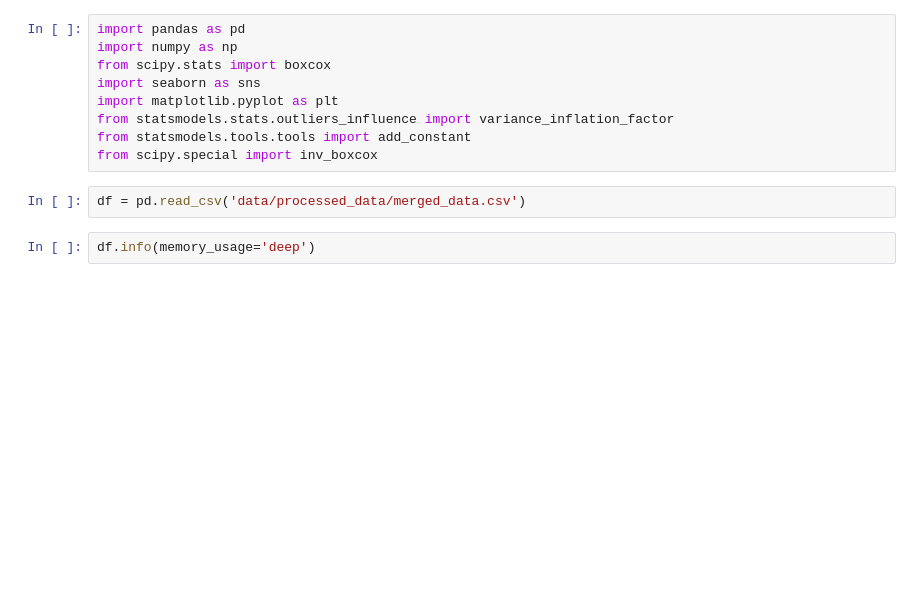
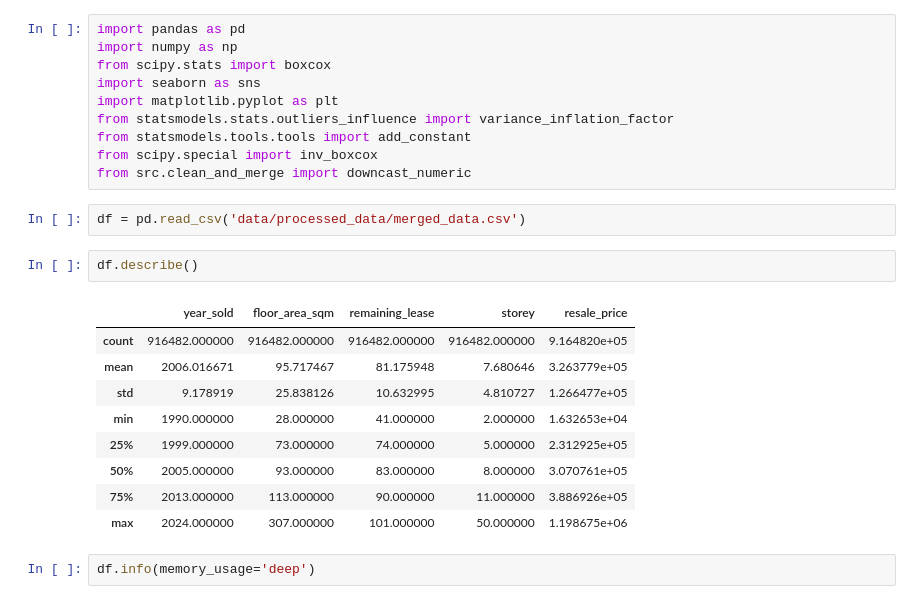
Before and after one commit to NicsLvl/HDB_Resale_Price, a Jupyter notebook: eda.ipynb, the cells around one changed output. Drawn from its saved outputs; the diff is of its cells as text; blank space fills up the shorter version.

```diff
--- a/eda.ipynb
+++ b/eda.ipynb
@@ -7,8 +7,21 @@ import matplotlib.pyplot as plt
 from statsmodels.stats.outliers_influence import variance_inflation_factor
 from statsmodels.tools.tools import add_constant
 from scipy.special import inv_boxcox
+from src.clean_and_merge import downcast_numeric
 # %%
 df = pd.read_csv('data/processed_data/merged_data.csv')
+# %%
+df.describe()
+# %% [output]
+|  | year_sold | floor_area_sqm | remaining_lease | storey | resale_price |
+| count | 916482.000000 | 916482.000000 | 916482.000000 | 916482.000000 | 9.164820e+05 |
+| mean | 2006.016671 | 95.717467 | 81.175948 | 7.680646 | 3.263779e+05 |
+| std | 9.178919 | 25.838126 | 10.632995 | 4.810727 | 1.266477e+05 |
+| min | 1990.000000 | 28.000000 | 41.000000 | 2.000000 | 1.632653e+04 |
+| 25% | 1999.000000 | 73.000000 | 74.000000 | 5.000000 | 2.312925e+05 |
+| 50% | 2005.000000 | 93.000000 | 83.000000 | 8.000000 | 3.070761e+05 |
+| 75% | 2013.000000 | 113.000000 | 90.000000 | 11.000000 | 3.886926e+05 |
+| max | 2024.000000 | 307.000000 | 101.000000 | 50.000000 | 1.198675e+06 |
 # %%
 df.info(memory_usage='deep')
 # %% [output]
```
Also changed, not shown: parts of 17 cells of this notebook, 4 other files.
